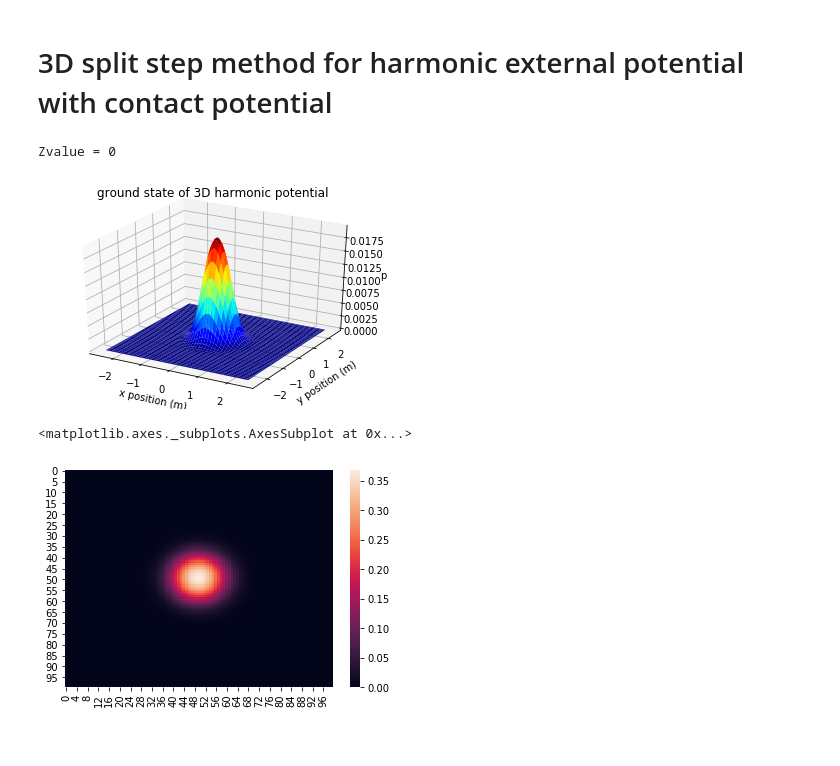
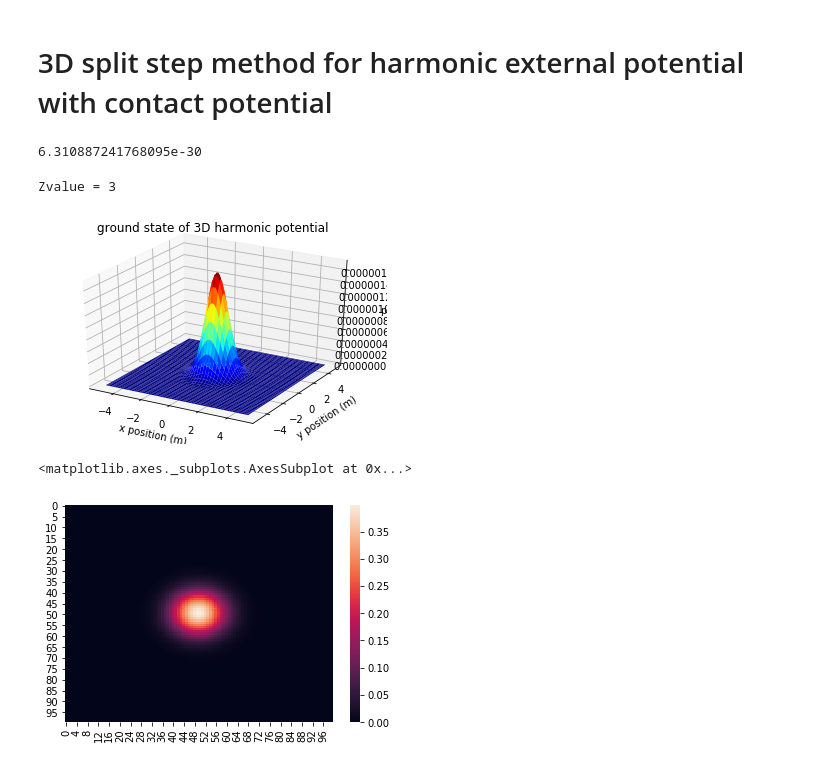
Before and after one commit to DavidStrachan1/BEC-of-dipolar-atoms-simulations, a Jupyter notebook: BEC split step method-checkpoint.ipynb, the cells around one changed output. Cells and saved outputs as stored; diff of their text form; code cells hidden in the pictures.

```diff
--- a/BEC split step method-checkpoint.ipynb
+++ b/BEC split step method-checkpoint.ipynb
@@ -176,10 +420,14 @@ np.min(psi)
 # %% [markdown]
 # 3D split step method for harmonic external potential with contact potential
+# %%
+np.min(V(psi))
+# %% [output]
+6.310887241768095e-30
 # %%
 from scipy.fft import fftn,ifftn
 
 N = 100
-dx=5e-2
+dx=1e-1
 
 x,y,z = np.linspace(-N*dx/2,N*dx/2,N),np.linspace(-N*dx/2,N*dx/2,N),np.linspace(-N*dx/2,N*dx/2,N)
 kx,ky,kz = fftfreq(len(x),dx/(2*np.pi)),fftfreq(len(y),dx/(2*np.pi)),fftfreq(len(z),dx/(2*np.pi))
@@ -195,7 +443,7 @@ kx,ky,kz =kx.repeat(N,1).repeat(N,2),ky.repeat(N,0).repeat(N,2),kz.repeat(N,0).r
 
 g=10
 
-psi = np.exp(-(x**2+y**2+z**2)) #initial guess of gaussian
+psi = 0.5*np.exp(-(x**2+y**2+z**2)) #initial guess of gaussian
 
 
 Rc = 10 #spherical cut-off, greater than the system size so is physically resonable
@@ -215,37 +463,37 @@ def dd_cont(psi):
 
 
 def V(psi):
-    return 0.5*m*w*(x**2+y**2+z**2) + g*psi**2 +dd_cont(psi)
+    return 0.5*m*w*(x**2+y**2+z**2) #+ g*psi**2 +dd_cont(psi)
 
 
 #exp_V = np.exp(-1j*dt*V/(2*sc.hbar))
 
 exp_T = np.exp((-1j*sc.hbar*dt*(kx**2+ky**2+kz**2)/2*m))
 
 n=3
 
-for i in tqdm_notebook(range(100),leave = False):
+for i in tqdm_notebook(range(10),leave = False):
     psi = np.exp(-1j*dt*V(psi)/2)*ifftn(exp_T*fftn(np.exp(-1j*dt*V(psi)/2)*psi))
 
 psi /= LA.norm(psi)
 
 fig = plt.figure()
 ax = plt.axes(projection='3d')
 q = int(N/2+float(input("Zvalue = "))/dx) #converts z value to the corresponding element in the x,y,psi arrays
 
 
 ax.plot_surface(x[:,:,q], y[:,:,q], psi[:,:,q].real, cmap='jet')
 ax.set_title('ground state of 3D harmonic potential')
 
 ax.set_xlabel('x position (m)')
 ax.set_ylabel('y position (m)')
 ax.set_zlabel('psi')
 
 plt.show()
 
 sns.heatmap((psi.real).sum(axis=2))
 # %% [output]
-Zvalue = 0
+Zvalue = 3
-[figure, old version]
+[figure, new version]
 <matplotlib.axes._subplots.AxesSubplot at 0x...>
-[figure, old version]
+[figure, new version]
```
Also changed, not shown: parts of 10 cells of this notebook.
